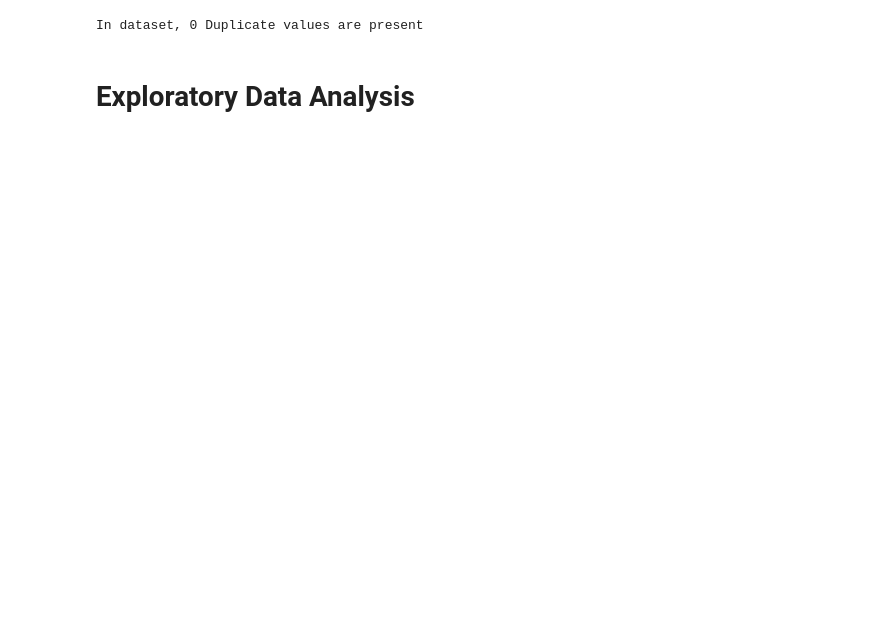
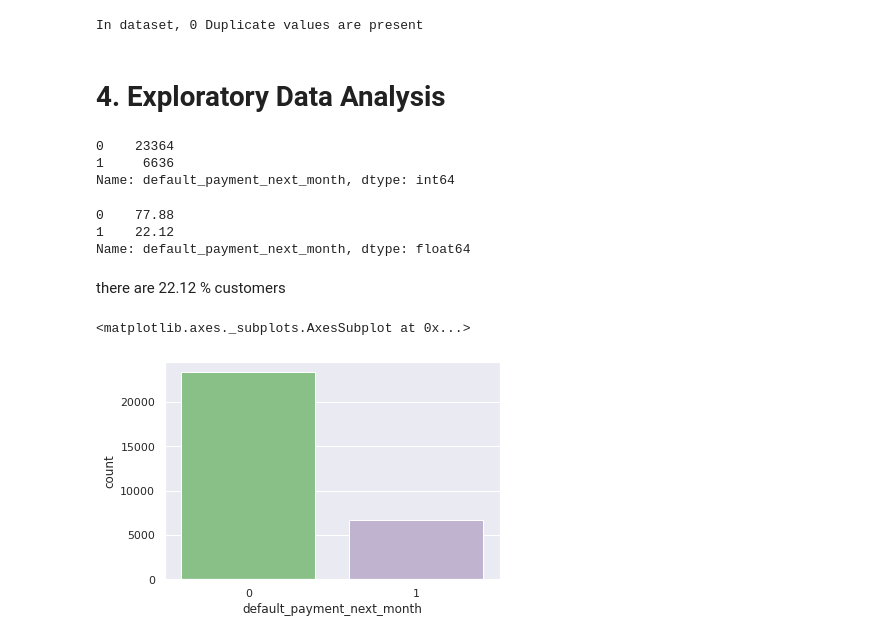
Before and after one commit to AkashSalmuthe/Credit-Card-Default-Prediction, a Jupyter notebook: Credit_Card_Default_Prediction_Capstone_Project.ipynb, the cells around one changed output. Saved outputs shown, nothing was run; the diff lists cells and outputs as text; code cells hidden in the pictures; blank space fills up the shorter version.

```diff
--- a/Credit_Card_Default_Prediction_Capstone_Project.ipynb
+++ b/Credit_Card_Default_Prediction_Capstone_Project.ipynb
@@ -262,4 +262,29 @@ print(f'In dataset, {dv} Duplicate values are present')
 # %% [output]
 In dataset, 0 Duplicate values are present
 # %% [markdown]
-# **Exploratory Data Analysis**
+# **4. Exploratory Data Analysis**
+# %%
+# Changing name for better understanding
+df.rename(columns={'default payment next month' : 'default_payment_next_month'}, inplace=True)
+# %%
+df['default_payment_next_month'].value_counts()
+# %% [output]
+0    23364
+1     6636
+Name: default_payment_next_month, dtype: int64
+# %%
+# Get % of customer will going to default next month
+
+df['default_payment_next_month'].value_counts(normalize=True)*100
+# %% [output]
+0    77.88
+1    22.12
+Name: default_payment_next_month, dtype: float64
+# %% [markdown]
+there are 22.12 % customers
+# %%
+sns.set(style='darkgrid')
+sns.countplot(x='default_payment_next_month',data=df,palette='Accent')
+# %% [output]
+<matplotlib.axes._subplots.AxesSubplot at 0x...>
+[figure, added]
```
Also changed, not shown: parts of 103 cells of this notebook.
